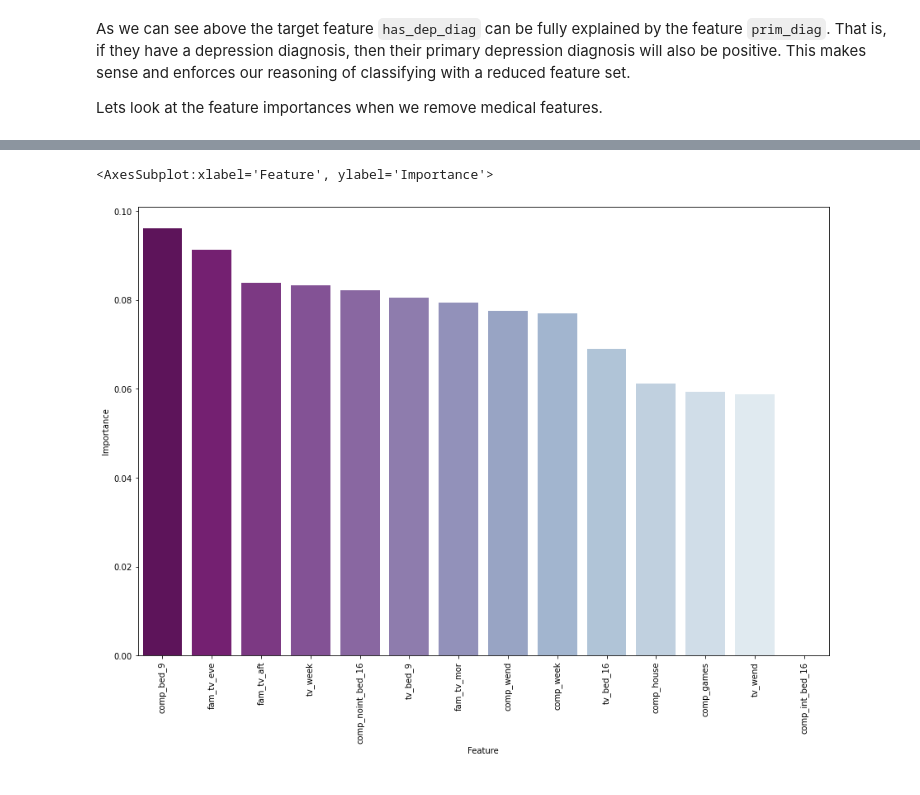
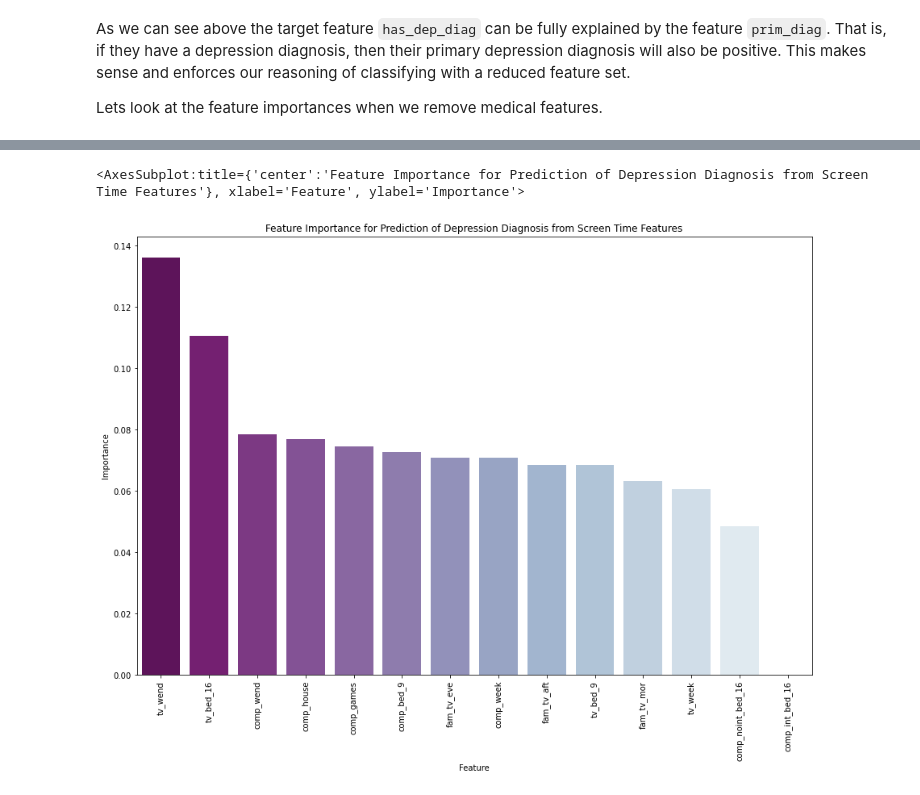
Before and after one commit to kaihulme/alspac-mhst, a Jupyter notebook: notebooks/classification_analysis.ipynb, the cells around one changed output, grey strips where cells are left out. Cells and saved outputs as stored; diff of their text form; code cells hidden in the pictures.

```diff
--- a/notebooks/classification_analysis.ipynb
+++ b/notebooks/classification_analysis.ipynb
@@ -86,7 +65,8 @@ We shall create feature sets for:
 - __non-medical__ features (depression, anxiety etc.)
 - __only screen time__ features
 # %%
-all_features = X_train.columns
+target_feature = ["has_dep_diag"]
+drop_features = ["prim_diag", "secd_diag"]
 
 medical_features = [
     "mat_dep","mat_anx_1", "mat_anx_18m",
@@ -349,13 +343,13 @@ for (fset, fset_X_train, fset_X_test) in fsets:
     xgb = XGBClassifier(
         objective="binary:logistic",
         eval_metric="logloss",
-        scale_pos_weight=sample_ratio,
-        subsample=1,
-        n_estimators=500,
-        min_child_weight=10,
-        max_depth=3,
-        gamma=1,
-        colsample_bytree=1,
+        # scale_pos_weight=sample_ratio,
+        # subsample=1,
+        # n_estimators=500,
+        # min_child_weight=10,
+        # max_depth=3,
+        # gamma=1,
+        # colsample_bytree=1,
         n_jobs=-1,
     )
     xgb.fit(fset_X_train, y_train)
@@ -378,6 +374,7 @@ Importances of each feature set.
 # %%
 cols = ["Feature", "Importance", "Feature Set"]
 importance_df = pd.DataFrame(columns=cols)
+fset_cols = [fset[1].columns for fset in fsets]
 
 for (features, (fset, fset_xgb, fset_result)) in zip(fset_cols, fset_results):
     imps = fset_xgb.feature_importances_
@@ -431,9 +425,10 @@ sns.barplot(x='Feature', y='Importance', data=nonmed_imp_df.sort_values("Importa
 # %%
 screentime_imp_df = importance_df[importance_df["Feature Set"] == "screen time features"]
 
 fig = plt.figure(figsize=(15,10))
+plt.title("Feature Importance for Prediction of Depression Diagnosis from Screen Time Features")
 plt.xticks(rotation=90)
 sns.barplot(x='Feature', y='Importance', data=screentime_imp_df.sort_values("Importance", ascending=False), palette="BuPu_r")
 # %% [output]
-<AxesSubplot:xlabel='Feature', ylabel='Importance'>
+<AxesSubplot:title={'center':'Feature Importance for Prediction of Depression Diagnosis from Screen Time Features'}, xlabel='Feature', ylabel='Importance'>
-[figure, old version]
+[figure, new version]
```
Also changed, not shown: parts of 19 cells of this notebook, 5 other files.
